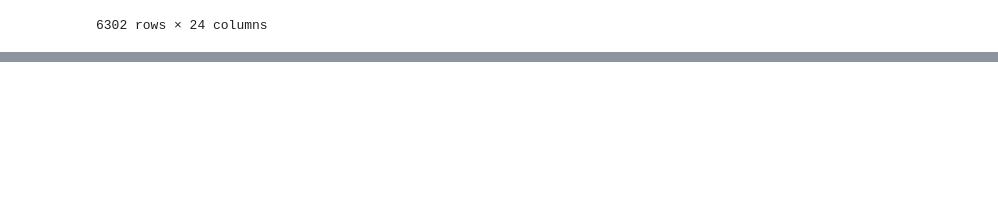
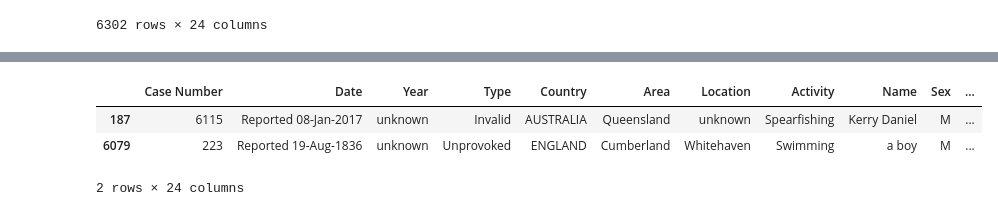
Before and after one commit to Carlosclementegarcia/PROYECTO-SHARKS-CARLOS, a Jupyter notebook: YOUR-CODE/Untitled-1.ipynb, the cells around one changed output, grey strips where cells are left out. Drawn from its saved outputs; the diff is of its cells as text; code cells hidden in the pictures; blank space fills up the shorter version.

```diff
--- a/YOUR-CODE/Untitled-1.ipynb
+++ b/YOUR-CODE/Untitled-1.ipynb
@@ -103,0 +106,3 @@ df
+# %%
+resultados = df[df['Year'] == 'unknown']
+resultados
@@ -103,0 +118,7 @@ df
+# %%
+resultados
+# %% [output]
+|  | Case Number | Date | Year | Type | Country | Area | Location | Activity | Name | Sex | ... |
+| 187 | 6115 | Reported 08-Jan-2017 | unknown | Invalid | AUSTRALIA | Queensland | unknown | Spearfishing | Kerry Daniel | M | ... |
+| 6079 | 223 | Reported 19-Aug-1836 | unknown | Unprovoked | ENGLAND | Cumberland | Whitehaven | Swimming | a boy | M | ... |
+2 rows × 24 columns
```
Also changed, not shown: parts of 11 cells of this notebook.
